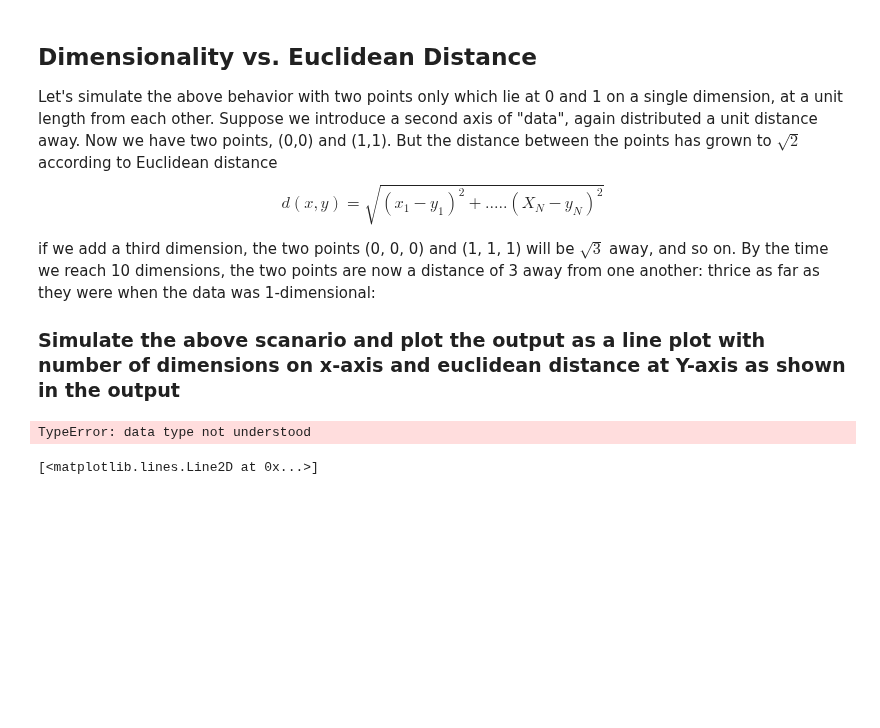
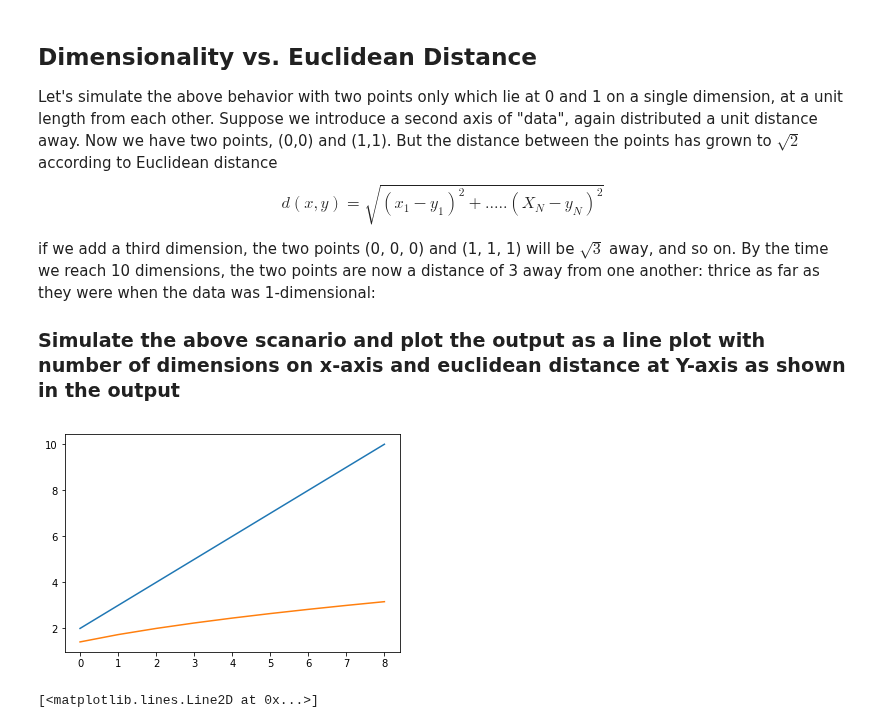
Before and after one commit to danjizquierdo/dsc-3-34-03-curse-of-dimensionality-simulation-lab-nyc-ds-career-012819, a Jupyter notebook: index.ipynb, the cells around one changed output. Cells and saved outputs as stored; diff of their text form; code cells hidden in the pictures; blank space fills up the shorter version.

```diff
--- a/index.ipynb
+++ b/index.ipynb
@@ -45,15 +45,15 @@ import matplotlib.pyplot as plt
 from scipy.spatial import distance
 %matplotlib inline
 # %%
-values = []
+
 for i in range(2,11):
     x = np.zeros((i,1))
-    y = np.ones(i,1)
+    y = np.ones((i,1))
     d = distance.euclidean(x,y)
     values.append((i,d))
 plt.plot(values);
 # %% [output]
-TypeError: data type not understood
+[figure, added]
 # %%
 # Your code here
 # %% [output]
```
